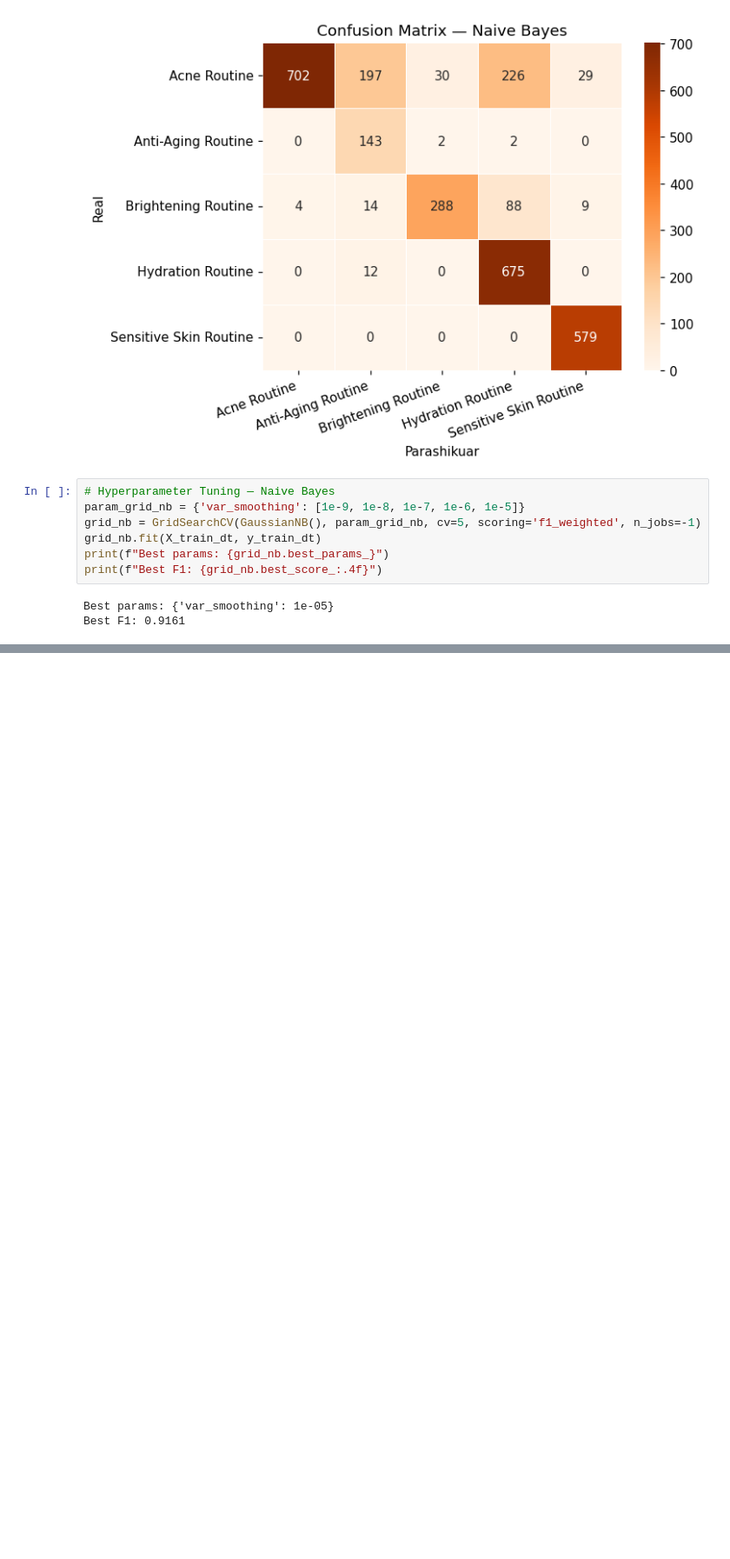
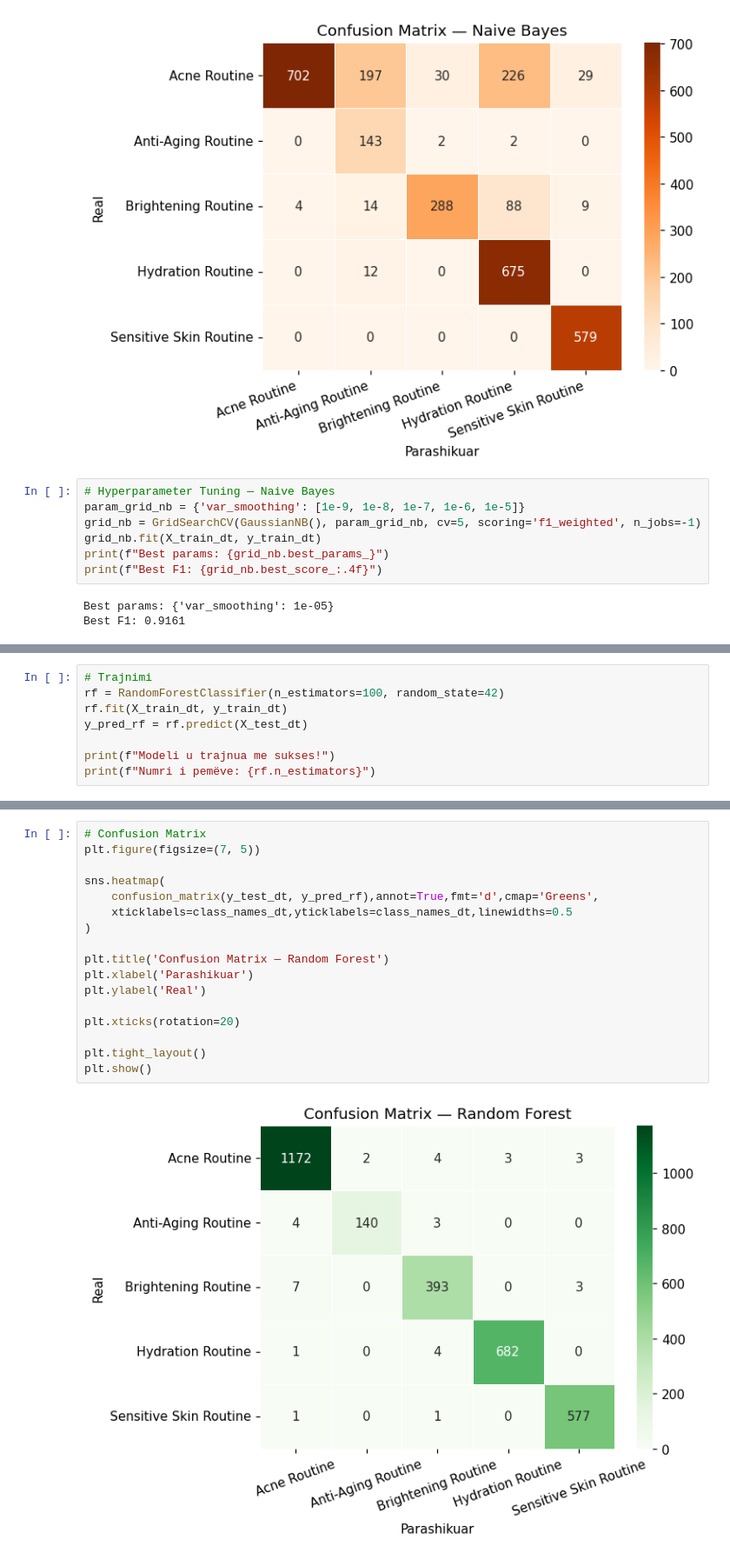
Before and after one commit to Sara587979/AI-Skincare-Personalization, a Jupyter notebook: skincare_ml.ipynb, the cells around one changed output, grey strips where cells are left out. Shown at 87% size. Drawn from its saved outputs; the diff is of its cells as text; blank space fills up the shorter version.

Commit message:
Random Forest classification

```diff
--- a/skincare_ml.ipynb
+++ b/skincare_ml.ipynb
@@ -713,0 +716,8 @@ Best F1: 0.9161
+# %%
+# Trajnimi
+rf = RandomForestClassifier(n_estimators=100, random_state=42)
+rf.fit(X_train_dt, y_train_dt)
+y_pred_rf = rf.predict(X_test_dt)
+
+print(f"Modeli u trajnua me sukses!")
+print(f"Numri i pemëve: {rf.n_estimators}")
@@ -713,0 +751,19 @@ Best F1: 0.9161
+# %%
+# Confusion Matrix
+plt.figure(figsize=(7, 5))
+
+sns.heatmap(
+    confusion_matrix(y_test_dt, y_pred_rf),annot=True,fmt='d',cmap='Greens',
+    xticklabels=class_names_dt,yticklabels=class_names_dt,linewidths=0.5
+)
+
+plt.title('Confusion Matrix — Random Forest')
+plt.xlabel('Parashikuar')
+plt.ylabel('Real')
+
+plt.xticks(rotation=20)
+
+plt.tight_layout()
+plt.show()
+# %% [output]
+[figure, added]
```
Also changed, not shown: parts of 7 cells of this notebook.
